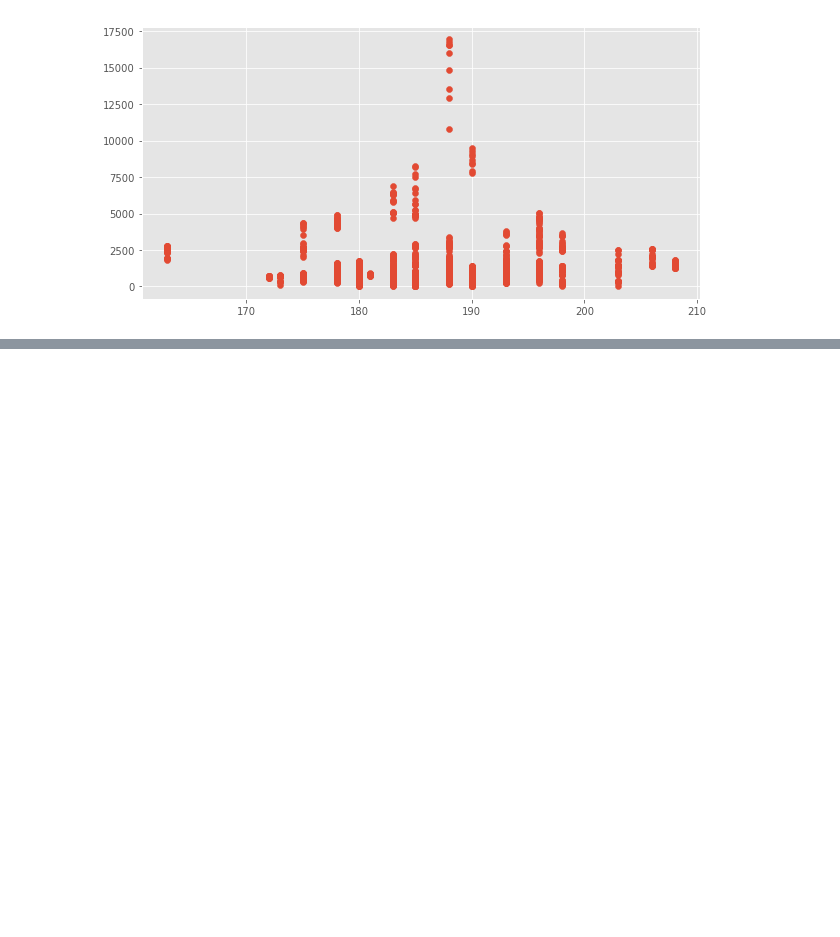
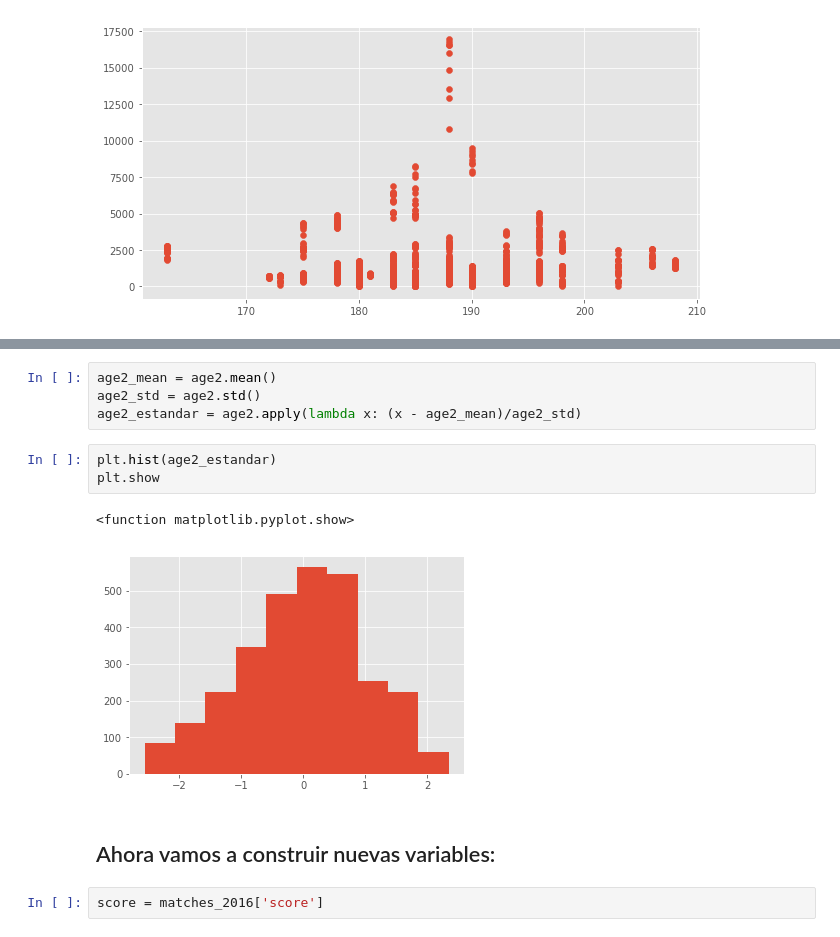
Before and after one commit to ISANJUA/TFM_ML4sportsBets, a Jupyter notebook: ETL - Prueba 1.ipynb, the cells around one changed output, grey strips where cells are left out. Cells and saved outputs as stored; diff of their text form; blank space fills up the shorter version.

```diff
--- a/ETL - Prueba 1.ipynb
+++ b/ETL - Prueba 1.ipynb
@@ -297,0 +373,14 @@ plt.scatter(matches_2016['loser_ht'], matches_2016['loser_rank_points'])
+# %%
+age2_mean = age2.mean()
+age2_std = age2.std()
+age2_estandar = age2.apply(lambda x: (x - age2_mean)/age2_std)
+# %%
+plt.hist(age2_estandar)
+plt.show
+# %% [output]
+<function matplotlib.pyplot.show>
+[figure, added]
+# %% [markdown]
+## Ahora vamos a construir nuevas variables:
+# %%
+score = matches_2016['score']
```
Also changed, not shown: parts of 51 cells of this notebook.
